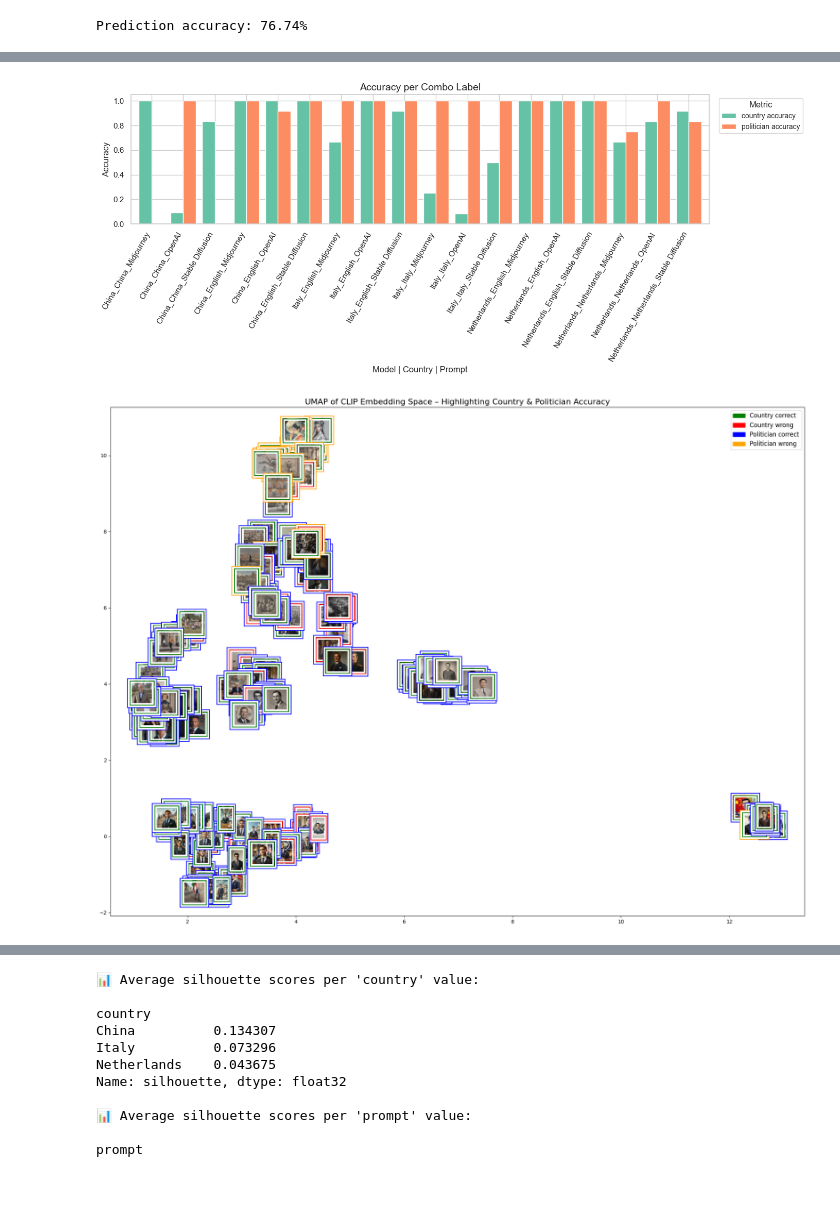
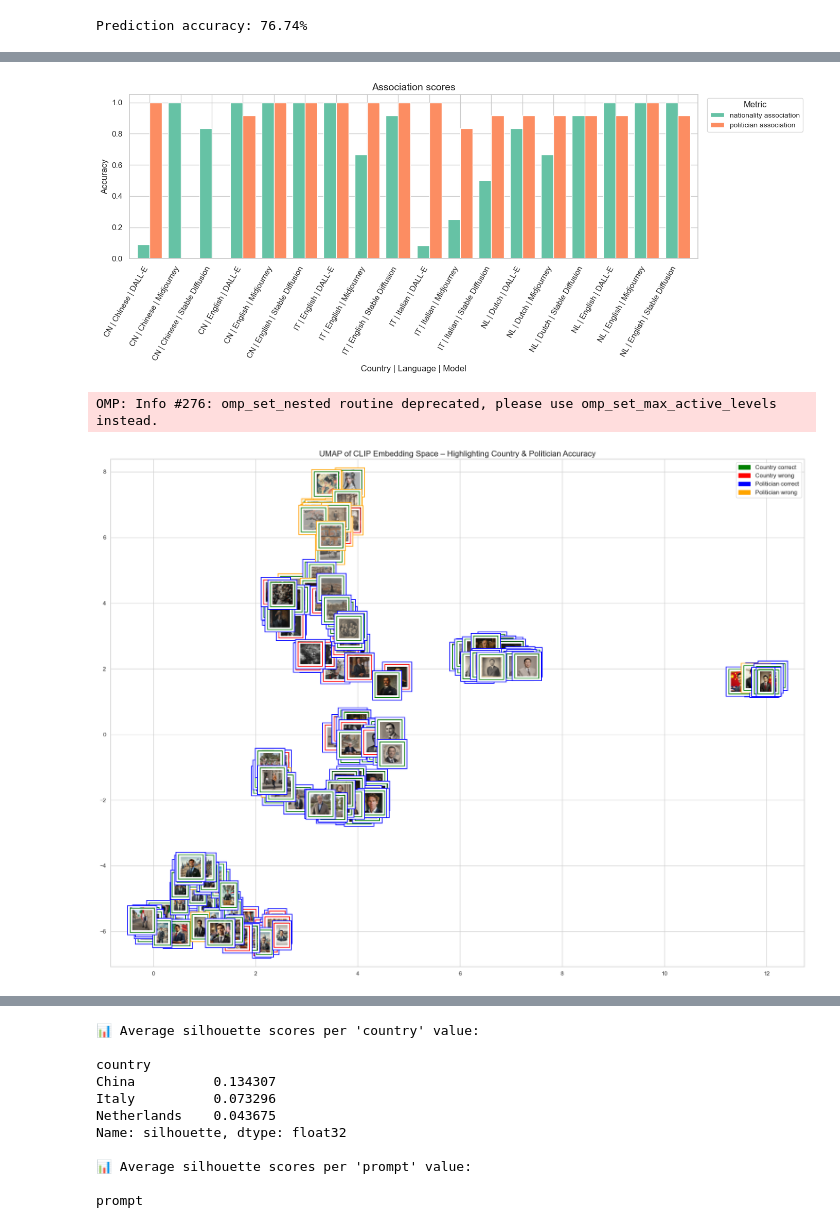
Before and after one commit to traopia/GenAI-political-portraits, a Jupyter notebook: analysis.ipynb, the cells around one changed output, grey strips where cells are left out. Drawn from its saved outputs; the diff is of its cells as text; code cells hidden in the pictures; blank space fills up the shorter version.

```diff
--- a/analysis.ipynb
+++ b/analysis.ipynb
@@ -66,7 +66,7 @@ def add_clip_embeddings(df, device):
     return df
 # %%
 df = pd.read_json("data_genai.json", lines=True)
-df["clip"] =
+df["clip"] = df["clip"].apply(lambda x: np.array(x))
 # %%
 image_features = torch.tensor(np.stack(df['clip'].values)).to(torch.float32).to(device)
 # %%
@@ -121,7 +121,7 @@ def compute_politician_prediction(df, device=device):
     model.eval()
 
     # Define class texts
-    class_names = ["Photo of a politician", "Other"]
+    class_names = ["Photo of a politician", "Photo"]
 
     # Encode the class texts
     with torch.no_grad():
@@ -184,3 +163,5 @@ df[df["country_correct"]==False]
+# %%
+df = compute_politician_prediction(df)
 # %%
 def compute_accuracy_tables(df):
     acc_by_country = df.groupby('country')[['country_correct', 'politician']].mean().reset_index()
@@ -190,4 +171,5 @@ def compute_accuracy_tables(df):
 
     return acc_by_country, acc_by_model, acc_by_prompt, acc_by_all
 
+df["combo_label"] = df["country"].str.replace("China", "CN").str.replace("Italy", "IT").str.replace("Netherlands", "NL") + " | " + df["prompt"].str.replace("China", "Chinese").str.replace("Italy", "Italian").str.replace("Netherlands", "Dutch") + " | " + df["model"].str.replace("OpenAI", "DALL-E")
 acc_by_country, acc_by_model, acc_by_prompt, acc_by_all = compute_accuracy_tables(df)
@@ -215,42 +176,44 @@ acc_by_all
 # %%
 import matplotlib.pyplot as plt
 import seaborn as sns
 
+def plot_association_scores(acc_by_all):
 # Set style and palette
-sns.set(style="whitegrid")
-custom_palette = sns.color_palette("Set2")
-acc_by_all = acc_by_all.rename(columns={"country_correct": "country accuracy", "politician": "politician accuracy"})
-# Sort the data
-#acc_sorted = acc_by_all.sort_values(by="country accuracy")
+    sns.set(style="whitegrid")
+    custom_palette = sns.color_palette("Set2")
+    acc_by_all = acc_by_all.rename(columns={"country_correct": "nationality association", "politician": "politician association"})
+    # Sort the data
+    #acc_sorted = acc_by_all.sort_values(by="country accuracy")
 
-# Create figure and axis
-fig, ax = plt.subplots(figsize=(14, 6))
+    # Create figure and axis
+    fig, ax = plt.subplots(figsize=(14, 6))
 
-# Plot with correct alignment
-acc_by_all.plot(
-    kind="bar",
-    x="combo_label",
-    ax=ax,
-    color=custom_palette,
-    width=0.8
-)
+    # Plot with correct alignment
+    acc_by_all.plot(
+        kind="bar",
+        x="combo_label",
+        ax=ax,
+        color=custom_palette,
+        width=0.8
+    )
 
-# Fix label alignment
-ax.set_xticks(range(len(acc_by_all)))
-ax.set_xticklabels(acc_by_all["combo_label"], rotation=60, ha="right")
+    # Fix label alignment
+    ax.set_xticks(range(len(acc_by_all)))
+    ax.set_xticklabels(acc_by_all["combo_label"], rotation=60, ha="right")
 
-# Axis labels and title
-ax.set_ylabel("Accuracy", fontsize=12)
-ax.set_xlabel("Model | Country | Prompt", fontsize=12)
-ax.set_title("Accuracy per Combo Label", fontsize=14)
+    # Axis labels and title
+    ax.set_ylabel("Accuracy", fontsize=12)
+    ax.set_xlabel(" Country | Language | Model ", fontsize=12)
+    ax.set_title("Association scores", fontsize=14)
 
-# Legend outside
-ax.legend(title="Metric", bbox_to_anchor=(1.01, 1), loc='upper left', fontsize=10)
+    # Legend outside
+    ax.legend(title="Metric", bbox_to_anchor=(1.01, 1), loc='upper left', fontsize=10)
 
-plt.tight_layout()
-plt.show()
+    plt.tight_layout()
+    plt.show()
+    plt.savefig("results/association_scores.png")
 # %% [output]
-[figure, old version]
+[figure, new version]
 # %%
 from sklearn.decomposition import PCA
 from sklearn.manifold import TSNE
@@ -335,7 +298,8 @@ def plot_embeddings_with_double_borders(df, figsize=(20, 15), dot_size=100):
     plt.tight_layout()
     plt.show()
 # %%
-#df = reduce_embeddings(df, method='umap')
+df = reduce_embeddings(df, method='umap')
 plot_embeddings_with_double_borders(df)
 # %% [output]
+OMP: Info #276: omp_set_nested routine deprecated, please use omp_set_max_active_levels instead.
-[figure, old version]
+[figure, new version]
```
Also changed, not shown: parts of 7 cells of this notebook, 9 other files.
